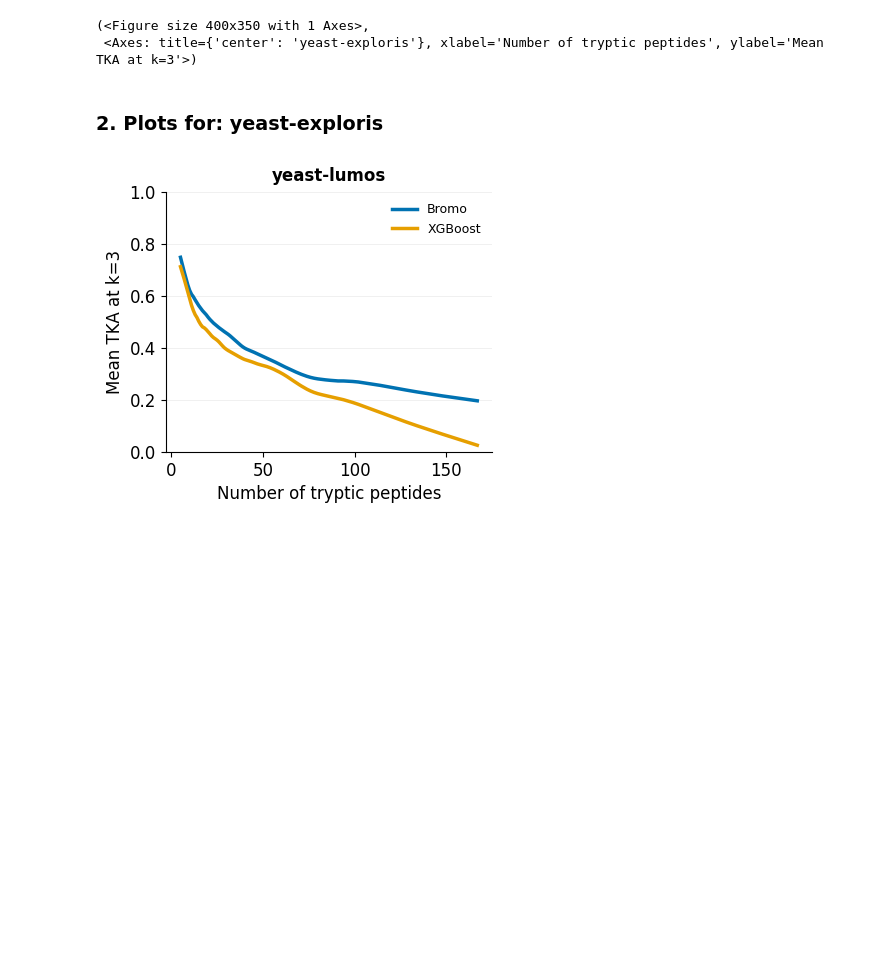
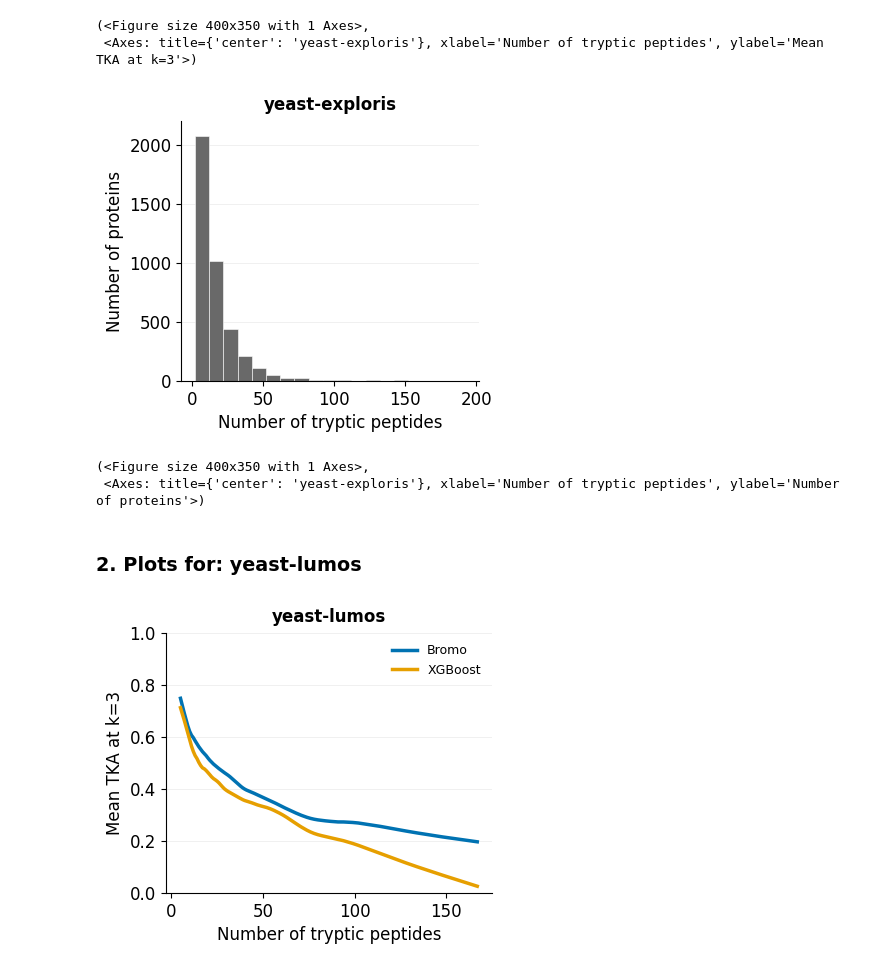
Before and after one commit to Noble-Lab/bromo-manuscript, a Jupyter notebook: ReproduceFigures/06-PlotSuppFig1/suppfig1_builder.ipynb, the cells around one changed output. Drawn from its saved outputs; the diff is of its cells as text; code cells hidden in the pictures; blank space fills up the shorter version.

```diff
--- a/ReproduceFigures/06-PlotSuppFig1/suppfig1_builder.ipynb
+++ b/ReproduceFigures/06-PlotSuppFig1/suppfig1_builder.ipynb
@@ -24,10 +24,22 @@ plot_tka_by_peptide_count(
 [figure]
 (<Figure size 400x350 with 1 Axes>,
  <Axes: title={'center': 'yeast-exploris'}, xlabel='Number of tryptic peptides', ylabel='Mean TKA at k=3'>)
+# %%
+plot_protein_count_by_peptide_count(
+    df=bromo_uniquepair_exploris,
+    title="yeast-exploris",
+    save_path="./protein_count_by_peptide_count_exploris.pdf",
+    color = 'dimgrey',
+    binwidth=10,
+    ylim=(0, 2200))
+# %% [output]
+[figure, added]
+(<Figure size 400x350 with 1 Axes>,
+ <Axes: title={'center': 'yeast-exploris'}, xlabel='Number of tryptic peptides', ylabel='Number of proteins'>)
 # %%
 del bromo_uniquepair_exploris, xgboost_uniquepair_exploris
 # %% [markdown]
-### 2. Plots for: yeast-exploris
+### 2. Plots for: yeast-lumos
 # %%
 bromo_preds_path_lumos = '../../Datasets/inference/yeast-lumos/full_predictions.tsv'
 xgboost_preds_path_lumos = '../../Datasets/inference/yeast-lumos/xgboost_predictions.tsv'
```
Also changed, not shown: parts of 3 cells of this notebook, 24 other files.
